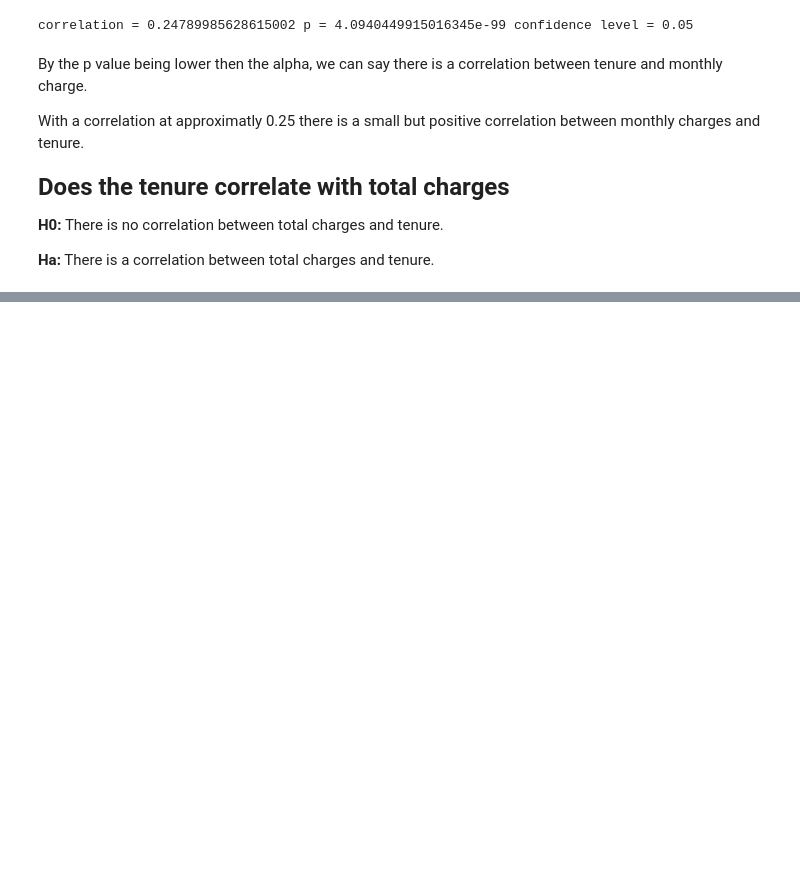
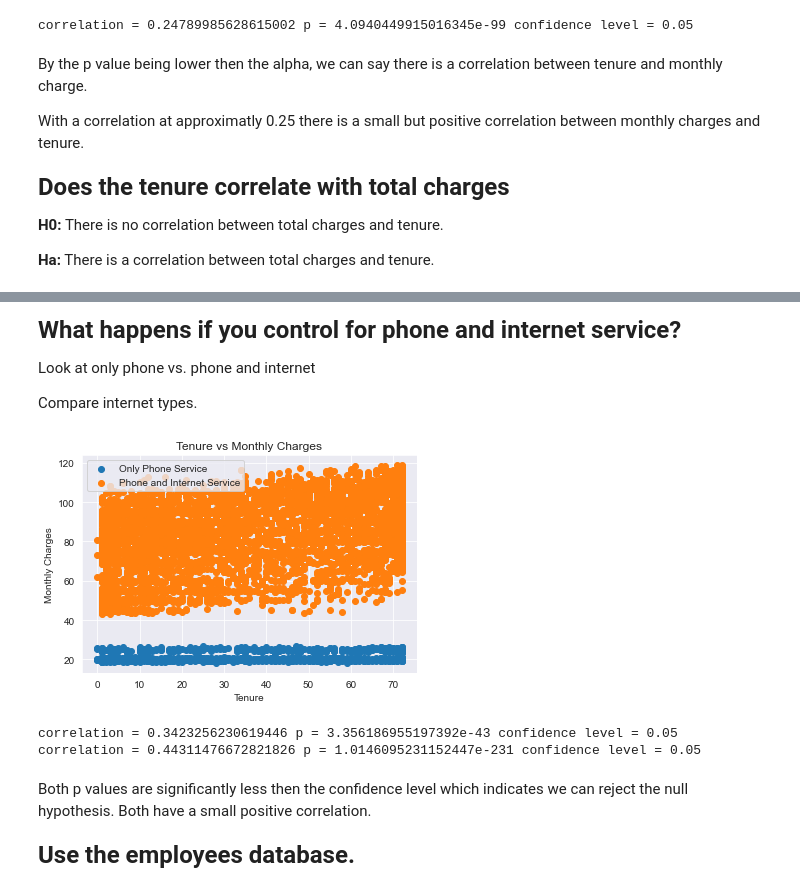
Before and after one commit to craigcalzado/statistics-exercises, a Jupyter notebook: hypothesis_testing.ipynb, the cells around one changed output, grey strips where cells are left out. Saved outputs shown, nothing was run; the diff lists cells and outputs as text; code cells hidden in the pictures; blank space fills up the shorter version.

```diff
--- a/hypothesis_testing.ipynb
+++ b/hypothesis_testing.ipynb
@@ -406,0 +407,45 @@ correlation = 0.8265682623515922 p = 0.0 confidence level = 0.05
+# %% [markdown]
+__<font size=5>What happens if you control for phone and internet service?
+</font>__
+
+Look at only phone vs. phone and internet
+
+Compare internet types.
+# %%
+# create varibles for phone only
+has_phone_service = df[df.phone_service == 'Yes']
+only_phone_service = has_phone_service[has_phone_service.internet_service_type == 'None']
+
+op_mon = only_phone_service.monthly_charges
+op_ten = only_phone_service.tenure
+# %%
+# create varibles for phone and internet
+phone_and_internet = has_phone_service[has_phone_service.internet_service_type != 'None']
+
+pi_mon = phone_and_internet.monthly_charges
+pi_ten = phone_and_internet.tenure
+# %%
+# graph op_mon vs op_ten and pi_mon vs pi_ten
+plt.scatter(op_ten, op_mon, label='Only Phone Service')
+plt.scatter(pi_ten, pi_mon, label='Phone and Internet Service')
+plt.xlabel("Tenure")
+plt.ylabel("Monthly Charges")
+plt.title("Tenure vs Monthly Charges")
+plt.legend()
+plt.show()
+# %% [output]
+[figure, added]
+# %%
+op_corr, op_p = stats.pearsonr(op_ten, op_mon)
+pi_corr, pi_p = stats.pearsonr(pi_ten, pi_mon)
+print('correlation =', op_corr, 'p =', op_p, 'confidence level =', alpha)
+print('correlation =', pi_corr, 'p =', pi_p, 'confidence level =', alpha)
+# %% [output]
+correlation = 0.3423256230619446 p = 3.356186955197392e-43 confidence level = 0.05
+correlation = 0.44311476672821826 p = 1.0146095231152447e-231 confidence level = 0.05
+# %% [markdown]
+Both p values are significantly less then the confidence level which indicates we can reject the null hypothesis.
+Both have a small positive correlation.
+# %% [markdown]
+__<font size=5>Use the employees database.
+</font>__
```
Also changed, not shown: parts of 29 cells of this notebook.
